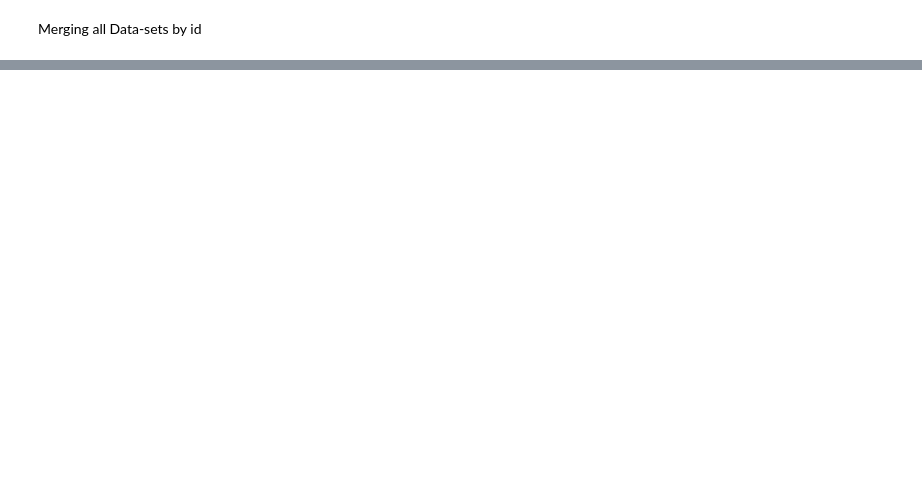
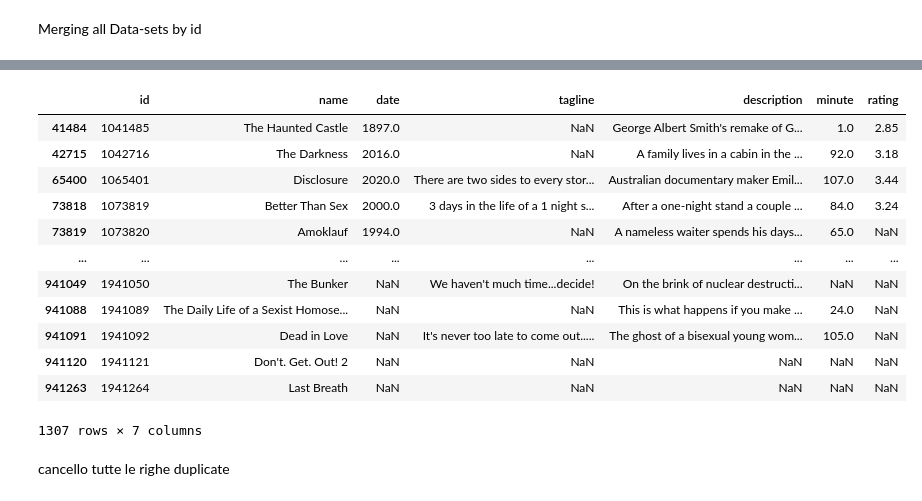
Before and after one commit to Matt1aLibera/Prog_IUM_TWEB, a Jupyter notebook: solutions/IUM/MattiaLiberatoreIUMSolution.ipynb, the cells around one changed output, grey strips where cells are left out. Saved outputs shown, nothing was run; the diff lists cells and outputs as text; code cells hidden in the pictures; blank space fills up the shorter version.

```diff
--- a/solutions/IUM/MattiaLiberatoreIUMSolution.ipynb
+++ b/solutions/IUM/MattiaLiberatoreIUMSolution.ipynb
@@ -268,0 +169,18 @@ Name: count, Length: 245, dtype: int64
+# %%
+df.loc[df.duplicated(subset=['name', 'date', 'minute'])]
+# %% [output]
+|  | id | name | date | tagline | description | minute | rating |
+| 41484 | 1041485 | The Haunted Castle | 1897.0 | NaN | George Albert Smith's remake of G... | 1.0 | 2.85 |
+| 42715 | 1042716 | The Darkness | 2016.0 | NaN | A family lives in a cabin in the ... | 92.0 | 3.18 |
+| 65400 | 1065401 | Disclosure | 2020.0 | There are two sides to every stor... | Australian documentary maker Emil... | 107.0 | 3.44 |
+| 73818 | 1073819 | Better Than Sex | 2000.0 | 3 days in the life of a 1 night s... | After a one-night stand a couple ... | 84.0 | 3.24 |
+| 73819 | 1073820 | Amoklauf | 1994.0 | NaN | A nameless waiter spends his days... | 65.0 | NaN |
+| ... | ... | ... | ... | ... | ... | ... | ... |
+| 941049 | 1941050 | The Bunker | NaN | We haven't much time...decide! | On the brink of nuclear destructi... | NaN | NaN |
+| 941088 | 1941089 | The Daily Life of a Sexist Homose... | NaN | NaN | This is what happens if you make ... | 24.0 | NaN |
+| 941091 | 1941092 | Dead in Love | NaN | It's never too late to come out..... | The ghost of a bisexual young wom... | 105.0 | NaN |
+| 941120 | 1941121 | Don't. Get. Out! 2 | NaN | NaN | NaN | NaN | NaN |
+| 941263 | 1941264 | Last Breath | NaN | NaN | NaN | NaN | NaN |
+1307 rows × 7 columns
+# %% [markdown]
+cancello tutte le righe duplicate
```
Also changed, not shown: parts of 56 cells of this notebook, 1 other file.
